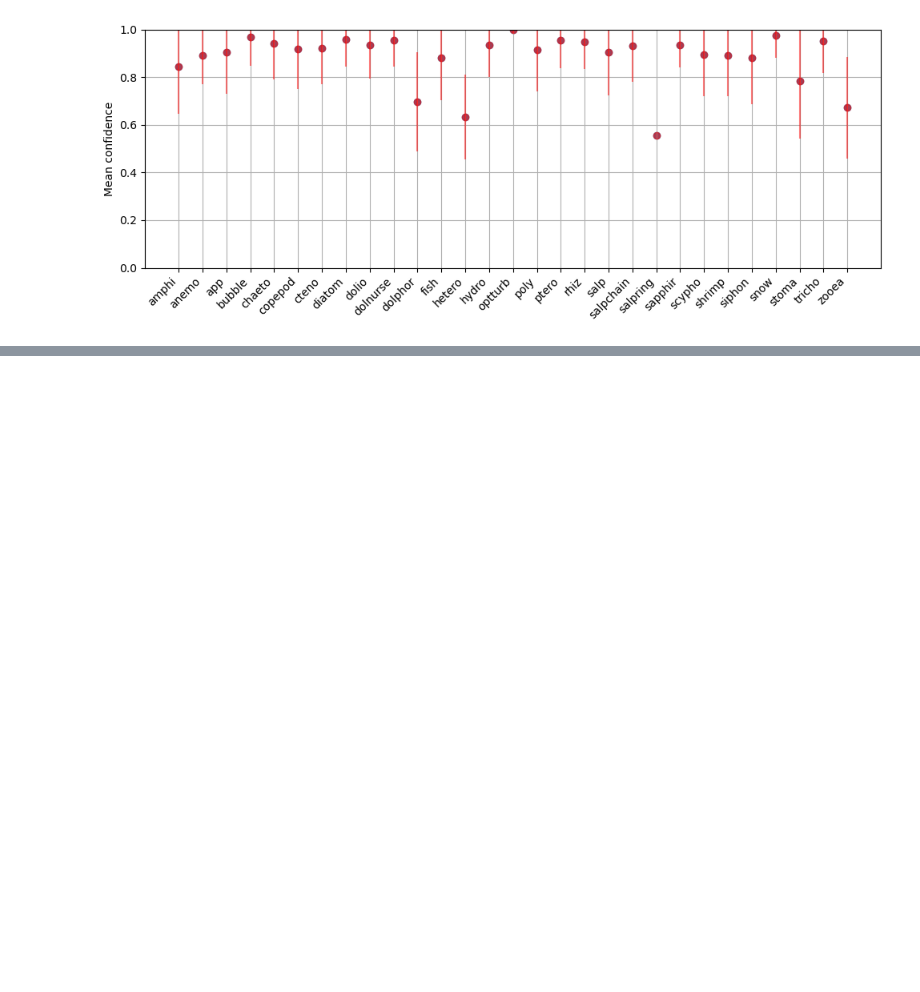
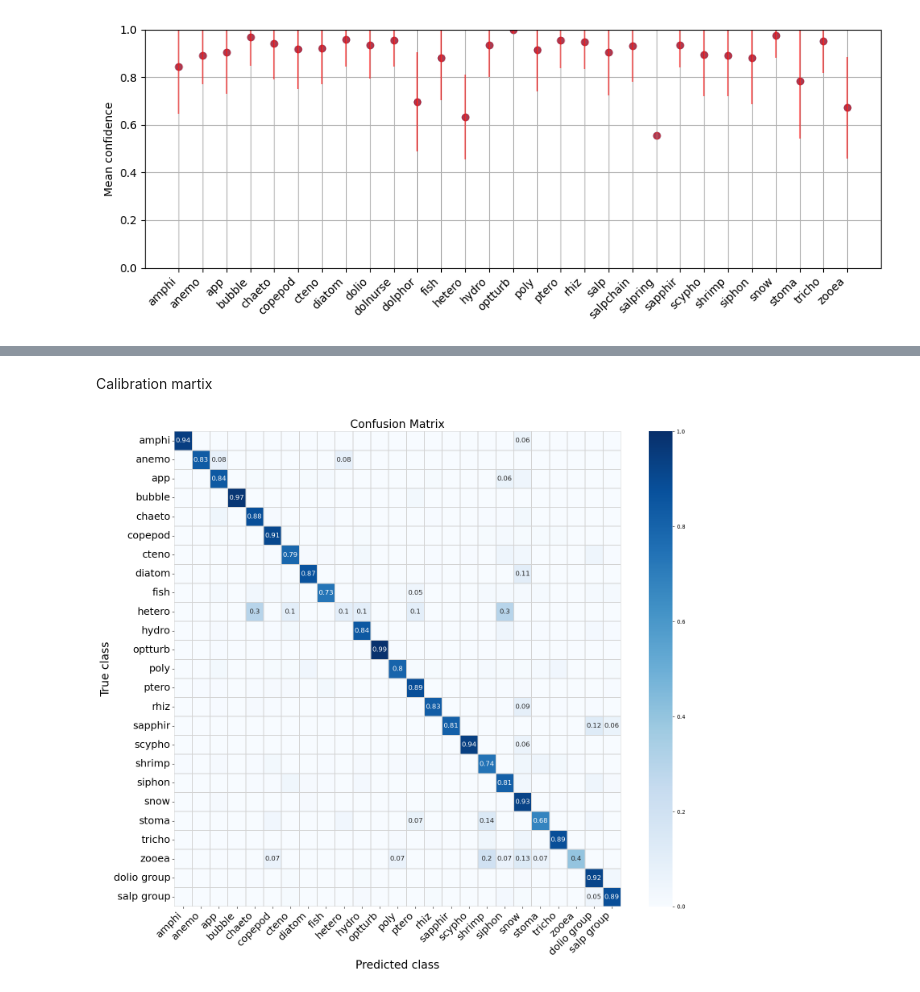
Before and after one commit to NeWeigt/ct_classifier_zoops, a Jupyter notebook: Prec_Rec_Class.ipynb, the cells around one changed output, grey strips where cells are left out. Drawn from its saved outputs; the diff is of its cells as text; code cells hidden in the pictures; blank space fills up the shorter version.

```diff
--- a/Prec_Rec_Class.ipynb
+++ b/Prec_Rec_Class.ipynb
@@ -166,0 +358,64 @@ plt.show()
+# %% [markdown]
+Calibration martix
+# %%
+
+# plot calibration matrix with pooling
+import matplotlib.pyplot as plt
+import seaborn as sns
+from sklearn.metrics import confusion_matrix
+
+# --- pooling ---
+translate_labels = {8:30, 9:30, 10:30, 18:31, 19:31, 20:31}
+
+label_to_name = {
+    "amphi": 0, "anemo": 1, "app": 2, "bubble": 3, "chaeto": 4,
+    "copepod": 5, "cteno": 6, "diatom": 7, "dolio": 8, "dolnurse": 9,
+    "dolphor": 10, "fish": 11, "hetero": 12, "hydro": 13, "optturb": 14,
+    "poly": 15, "ptero": 16, "rhiz": 17, "salp": 18, "salpchain": 19,
+    "salpring": 20, "sapphir": 21, "scypho": 22, "shrimp": 23,
+    "siphon": 24, "snow": 25, "stoma": 26, "tricho": 27, "zooea": 28
+}
+index_to_name = {v: k for k, v in label_to_name.items()}
+index_to_name[30] = "dolio group"
+index_to_name[31] = "salp group"
+
+gt_arr = np.array(gt)
+pred_arr = np.array(predictions)
+
+gt_pooled = np.array([translate_labels.get(g, g) for g in gt_arr])
+pred_pooled = np.array([translate_labels.get(p, p) for p in pred_arr])
+
+classes = sorted(np.unique(gt_pooled))
+class_names_pooled = [index_to_name[c] for c in classes]
+
+# confusion matrix normalised by true class (rows sum to 1)
+cm = confusion_matrix(gt_pooled, pred_pooled, labels=classes)
+cm_norm = cm.astype(float) / cm.sum(axis=1, keepdims=True)
+
+# custom annotations: blank where value is below 0.05
+annot = np.where(cm_norm < 0.05, "", np.round(cm_norm, 2).astype(str))
+
+fig, ax = plt.subplots(figsize=(16, 14))
+sns.heatmap(
+    cm_norm,
+    annot=annot,
+    fmt="",
+    annot_kws={"size": 12},
+    xticklabels=class_names_pooled,
+    yticklabels=class_names_pooled,
+    cmap="Blues",
+    vmin=0, vmax=1,
+    ax=ax,
+    linewidths=0.3,
+    linecolor="lightgrey",
+)
+ax.set_xlabel("Predicted class", fontsize=20)
+ax.set_ylabel("True class", fontsize=20)
+ax.set_title("Confusion Matrix", fontsize=20)
+ax.tick_params(axis='both', labelsize=18)
+plt.xticks(rotation=45, ha="right")
+plt.yticks(rotation=0)
+plt.tight_layout()
+plt.show()
+# %% [output]
+[figure, added]
```
Also changed, not shown: parts of 8 cells of this notebook.
